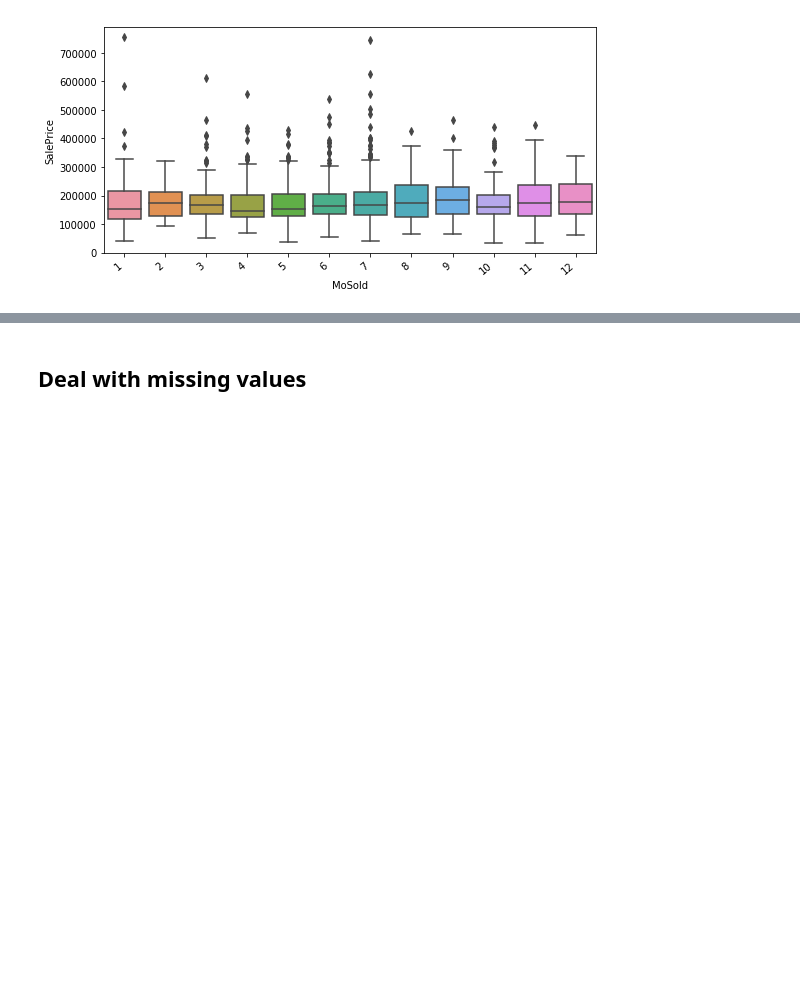
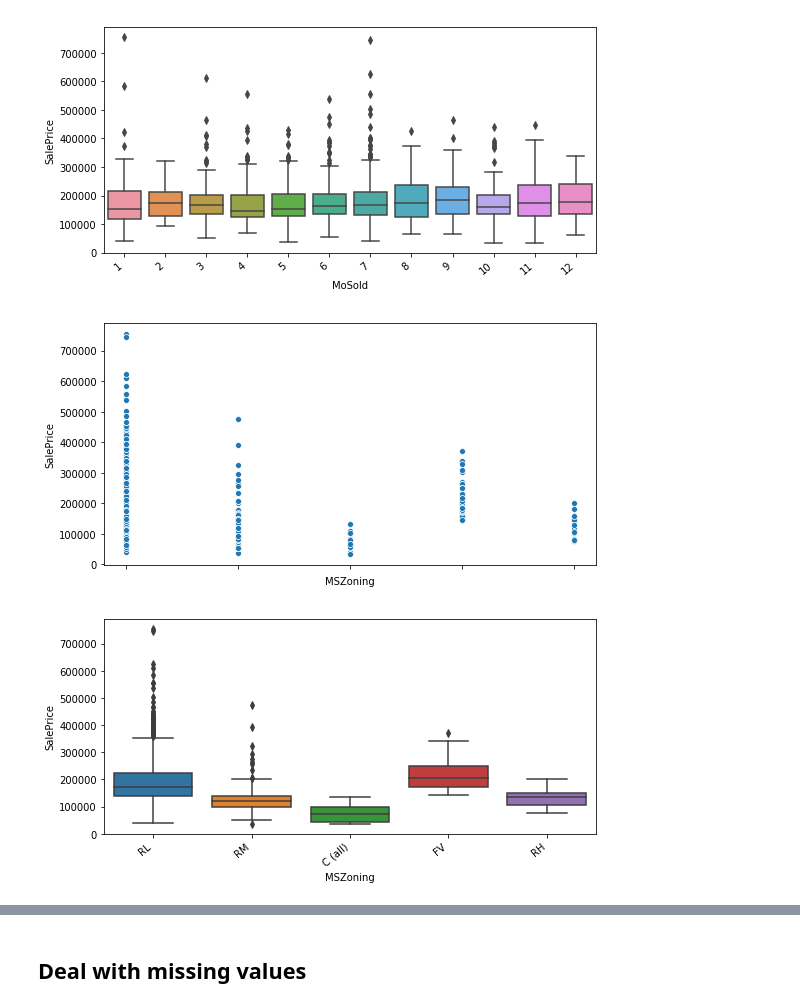
Before and after one commit to rahulnakre/Kaggle---House-Prices-Advanced-Regression-Techniques, a Jupyter notebook: analysis.ipynb, the cells around one changed output, grey strips where cells are left out. Drawn from its saved outputs; the diff is of its cells as text; code cells hidden in the pictures; blank space fills up the shorter version.

```diff
--- a/analysis.ipynb
+++ b/analysis.ipynb
@@ -153,6 +213,3 @@ graph_check_cat_train('SaleType', train)
 # %% [output]
 [figure]
 [figure]
-# %%
-graph_check_cat_train('Utilities', train)
-print(train["Utilities"].unique())
@@ -169,0 +233,5 @@ graph_check_cat_train('MoSold', train)
+# %%
+graph_check_cat_train("MSZoning", train)
+# %% [output]
+[figure, added]
+[figure, added]
```
Also changed, not shown: parts of 25 cells of this notebook.
